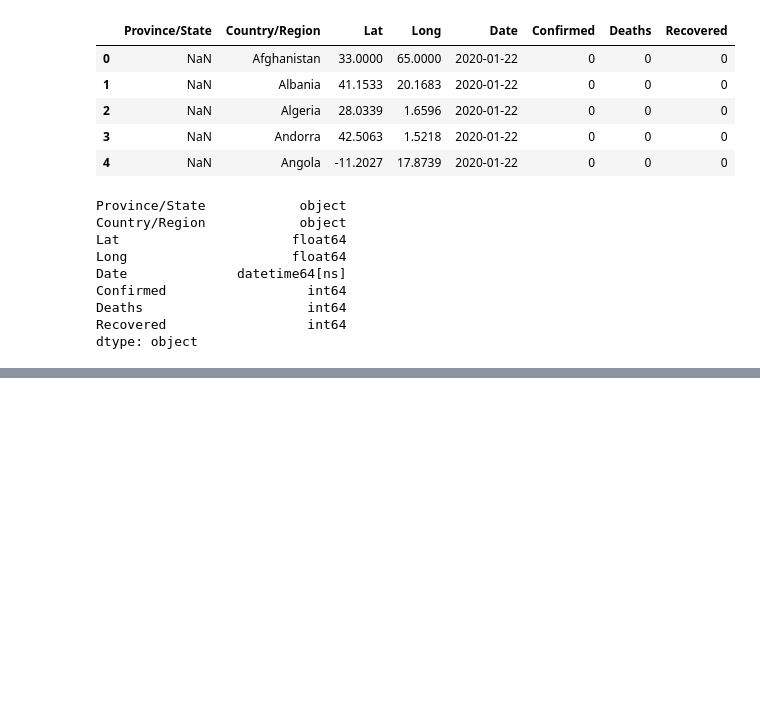
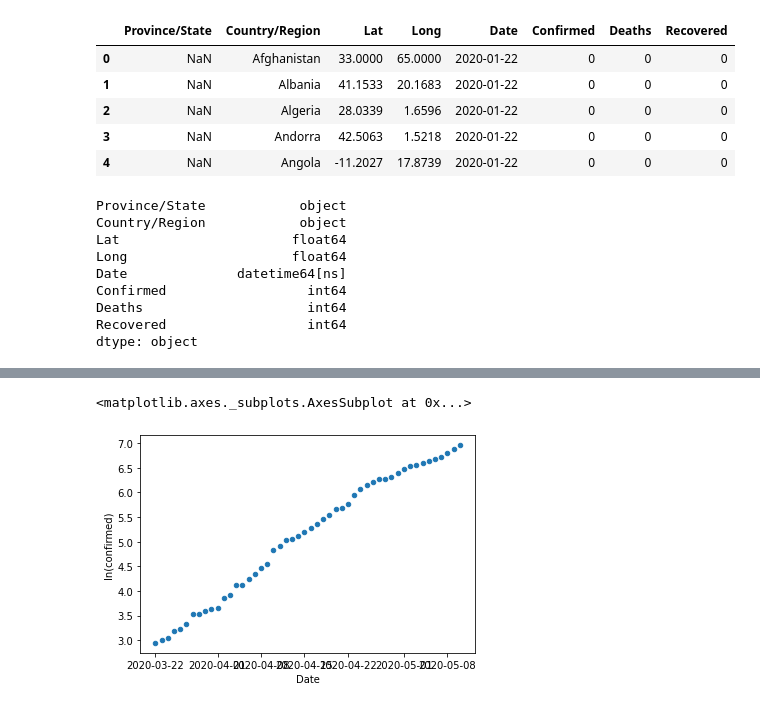
Before and after one commit to victorusacgt/2.Regresion-Polinomial, a Jupyter notebook: Tarea_2_Parte_1_Covid.ipynb, the cells around one changed output, grey strips where cells are left out. Cells and saved outputs as stored; diff of their text form; code cells hidden in the pictures; blank space fills up the shorter version.

```diff
--- a/Tarea_2_Parte_1_Covid.ipynb
+++ b/Tarea_2_Parte_1_Covid.ipynb
@@ -126,0 +81,6 @@ dtype: object
+# %%
+GT_confirmed_post24 = GT_confirmed[GT_confirmed.Date >= '2020-03-22']
+GT_confirmed_post24.plot.scatter(x = "Date",y="ln(confirmed)")
+# %% [output]
+<matplotlib.axes._subplots.AxesSubplot at 0x...>
+[figure, added]
```
Also changed, not shown: parts of 18 cells of this notebook.
